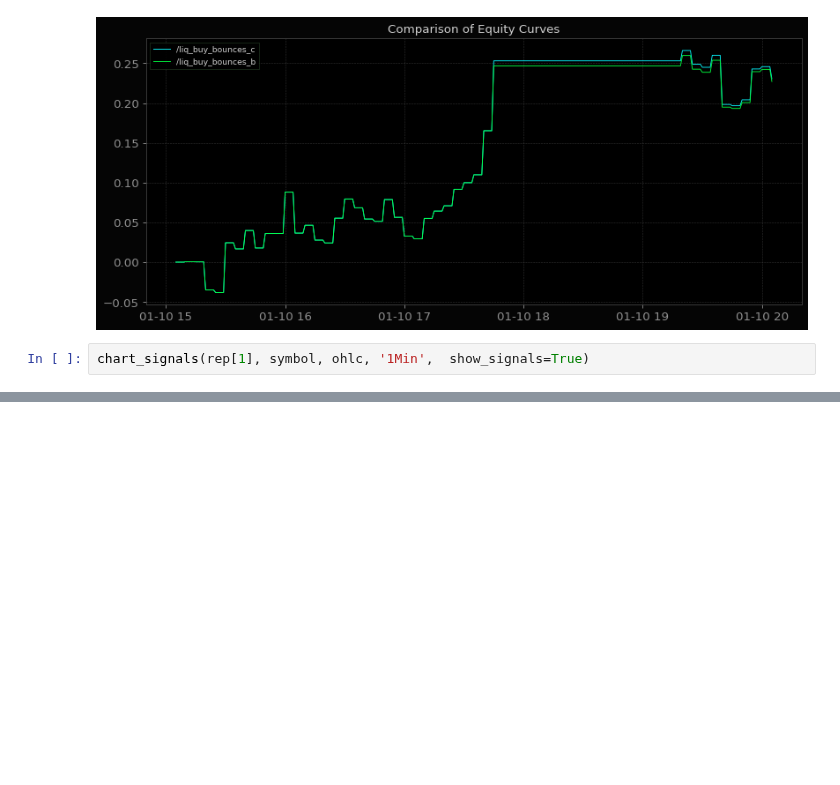
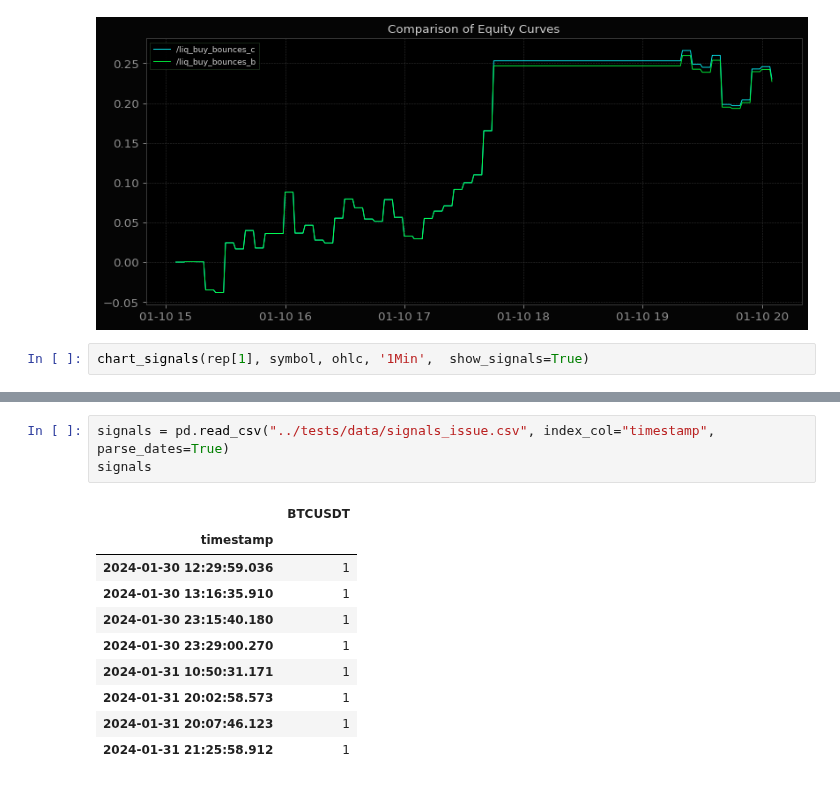
Before and after one commit to dmarienko/Qubx, a Jupyter notebook: experiments/8.1 Generated Signals And Tracker.ipynb, the cells around one changed output, grey strips where cells are left out. Drawn from its saved outputs; the diff is of its cells as text; blank space fills up the shorter version.

```diff
--- a/experiments/8.1 Generated Signals And Tracker.ipynb
+++ b/experiments/8.1 Generated Signals And Tracker.ipynb
@@ -156,0 +172,14 @@ chart_signals(rep[1], symbol, ohlc, '1Min',  show_signals=True)
+# %%
+signals = pd.read_csv("../tests/data/signals_issue.csv", index_col="timestamp", parse_dates=True)
+signals
+# %% [output]
+|  | BTCUSDT |
+| timestamp |  |
+| 2024-01-30 12:29:59.036 | 1 |
+| 2024-01-30 13:16:35.910 | 1 |
+| 2024-01-30 23:15:40.180 | 1 |
+| 2024-01-30 23:29:00.270 | 1 |
+| 2024-01-31 10:50:31.171 | 1 |
+| 2024-01-31 20:02:58.573 | 1 |
+| 2024-01-31 20:07:46.123 | 1 |
+| 2024-01-31 21:25:58.912 | 1 |
```
Also changed, not shown: parts of 7 cells of this notebook, 3 other files.
